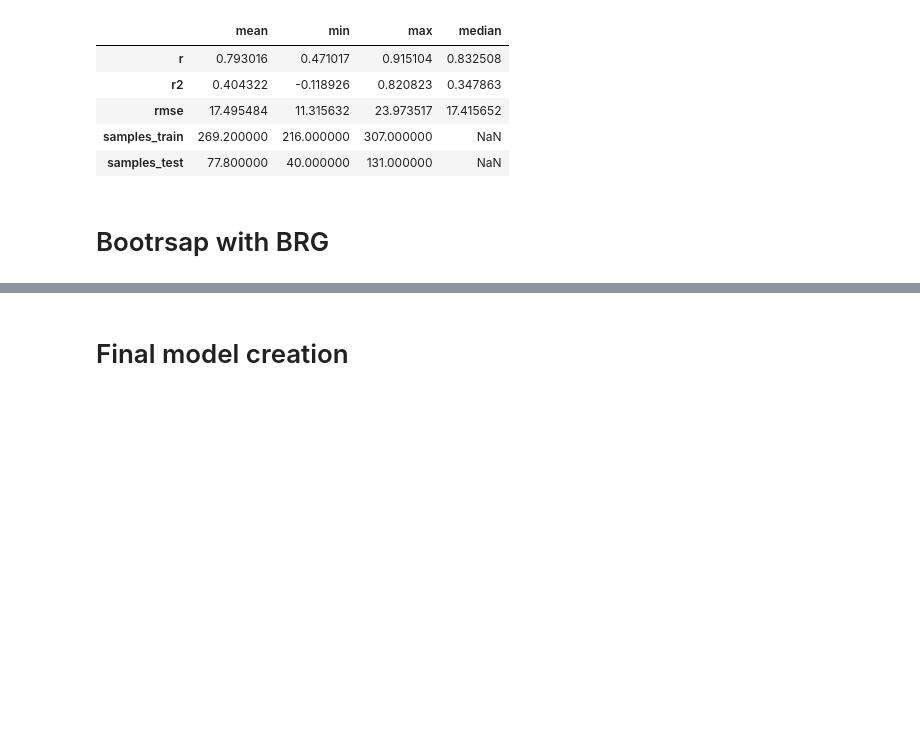
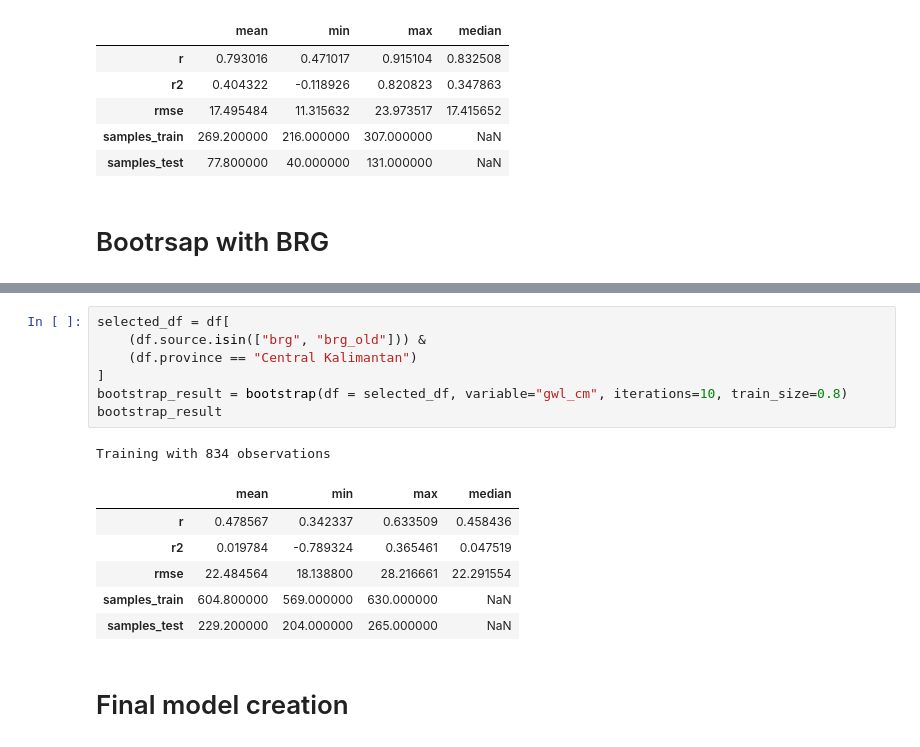
Before and after one commit to dfguerrerom/gwl-modeling, a Jupyter notebook: 4_model_training.ipynb, the cells around one changed output, grey strips where cells are left out. Drawn from its saved outputs; the diff is of its cells as text; blank space fills up the shorter version.

```diff
--- a/4_model_training.ipynb
+++ b/4_model_training.ipynb
@@ -330,3 +386,18 @@ bootstrap_result
+# %%
+selected_df = df[
+    (df.source.isin(["brg", "brg_old"])) &
+    (df.province == "Central Kalimantan")
+]
+bootstrap_result = bootstrap(df = selected_df, variable="gwl_cm", iterations=10, train_size=0.8)
+bootstrap_result
+# %% [output]
+Training with 834 observations
+|  | mean | min | max | median |
+| r | 0.478567 | 0.342337 | 0.633509 | 0.458436 |
+| r2 | 0.019784 | -0.789324 | 0.365461 | 0.047519 |
+| rmse | 22.484564 | 18.138800 | 28.216661 | 22.291554 |
+| samples_train | 604.800000 | 569.000000 | 630.000000 | NaN |
+| samples_test | 229.200000 | 204.000000 | 265.000000 | NaN |
 # %% [markdown]
 # Final model creation
 # %%
```
Also changed, not shown: parts of 8 cells of this notebook, 2 other files.
